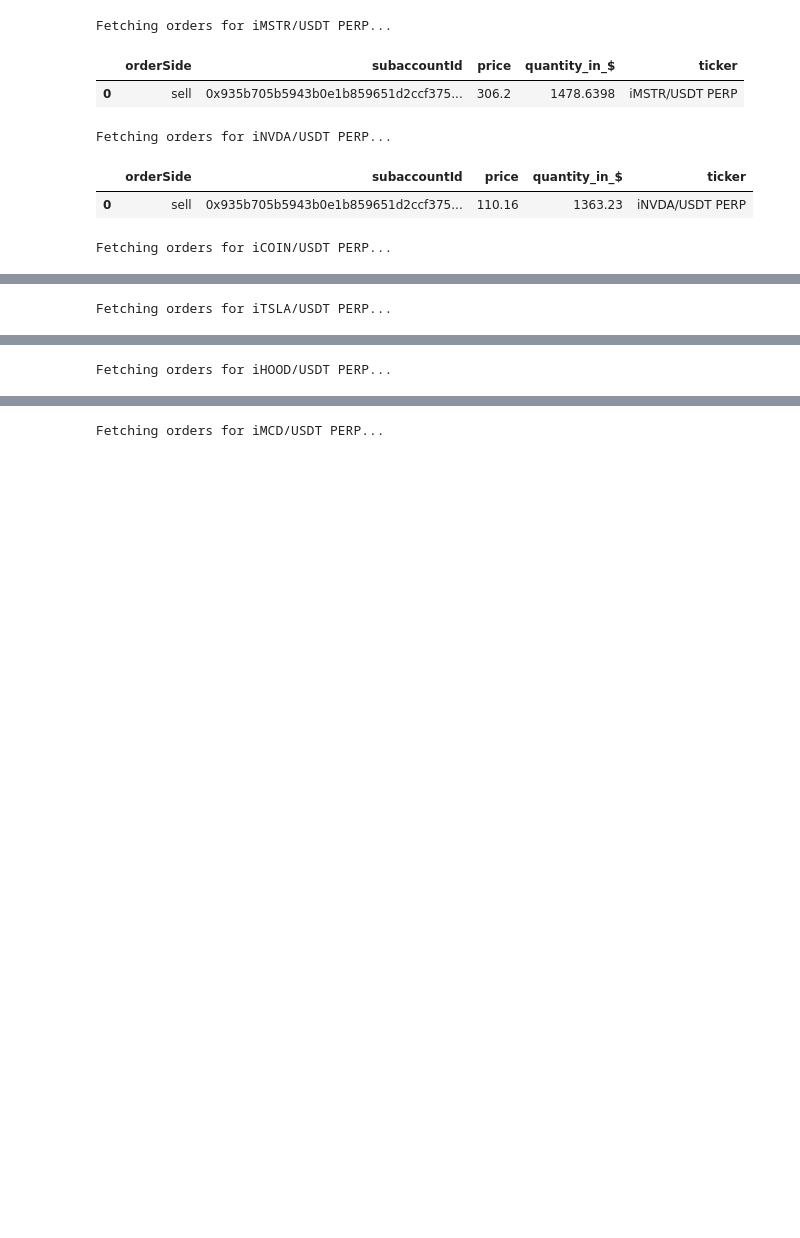
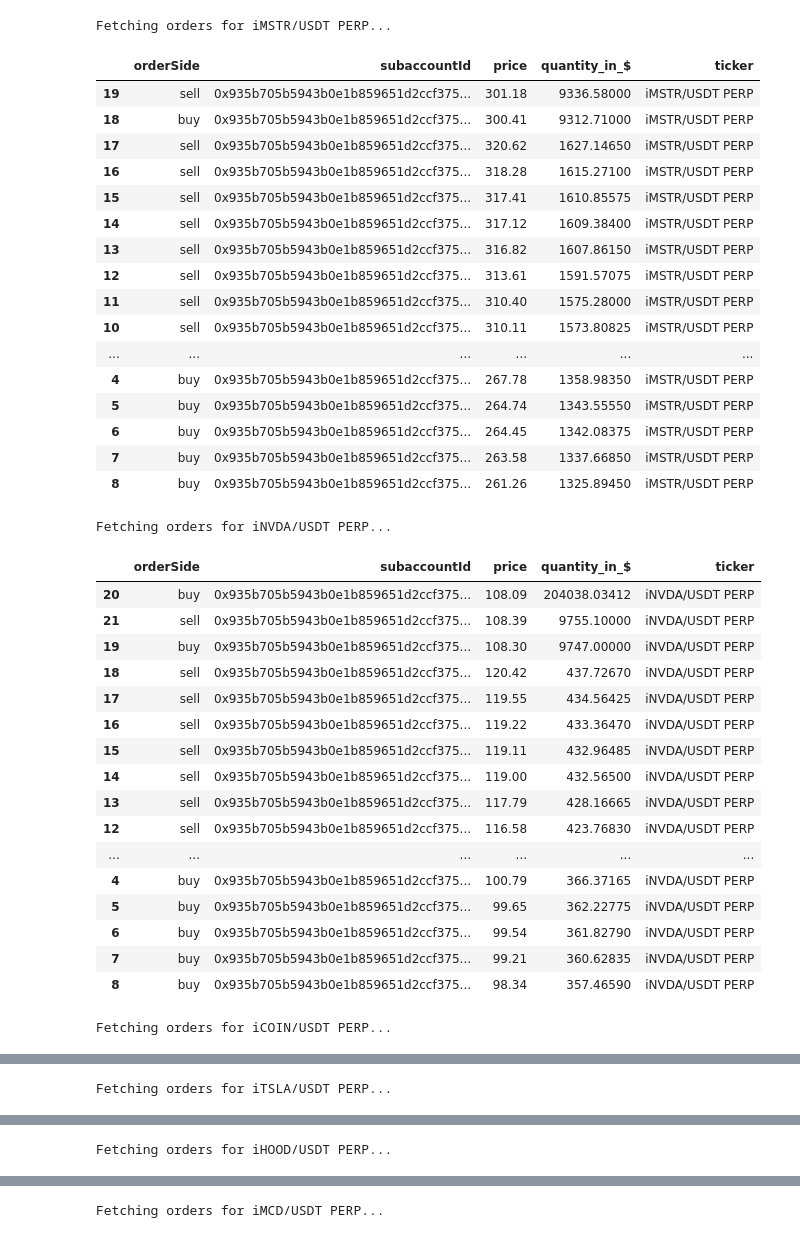
Before and after one commit to rvie17/global_competitor_analysis, a Jupyter notebook: subidentifier.ipynb, the cells around one changed output, grey strips where cells are left out. Cells and saved outputs as stored; diff of their text form; code cells hidden in the pictures; blank space fills up the shorter version.

```diff
--- a/subidentifier.ipynb
+++ b/subidentifier.ipynb
@@ -32,6 +32,8 @@ async def subfinder(account_address,market_id) -> None:
     df["price"] = df["price"].astype(float)/1e6
     df["quantity"] = df["quantity"].astype(float)
     df["quantity_in_$"] = df["price"] * df["quantity"]
+    ## sort by quantity_in_$
+    df = df.sort_values(by="quantity_in_$", ascending=False)
     df = df[["orderSide","subaccountId","price","quantity_in_$"]]
 
     return df
@@ -45,35 +47,65 @@ tickers = ["iMSTR/USDT PERP", "iNVDA/USDT PERP", "iCOIN/USDT PERP", "iTSLA/USDT
 address = "inj1jddhqk6egwcwrwzev5wjeneht0ykmlwhcehc4z"
 
 async def main():
 
     combined_df = pd.DataFrame()
 
     for ticker in tickers:
         market_id = await marketId_to_ticker(ticker)
         if market_id:
             print(f"Fetching orders for {ticker}...")
             df = await subfinder(account_address=address, market_id=market_id[0])
 
-            df = df.iloc[:1]
+            # df = df.iloc[:1]
 
             df['ticker'] = ticker
 
             display(df)
 
             combined_df = pd.concat([combined_df, df], ignore_index=True)
             column_to_drop = ["orderSide","price", "quantity_in_$"]
             combined_df.drop(columns=column_to_drop, inplace=True)
 
     combined_df.to_csv(f"orders_{address}.csv", index=False)
     print(f"Combined CSV saved as orders_{address}.csv")
 
 await main()
 # %% [output]
 Fetching orders for iMSTR/USDT PERP...
 |  | orderSide | subaccountId | price | quantity_in_$ | ticker |
-| 0 | sell | 0x935b705b5943b0e1b859651d2ccf375... | 306.2 | 1478.6398 | iMSTR/USDT PERP |
+| 19 | sell | 0x935b705b5943b0e1b859651d2ccf375... | 301.18 | 9336.58000 | iMSTR/USDT PERP |
+| 18 | buy | 0x935b705b5943b0e1b859651d2ccf375... | 300.41 | 9312.71000 | iMSTR/USDT PERP |
+| 17 | sell | 0x935b705b5943b0e1b859651d2ccf375... | 320.62 | 1627.14650 | iMSTR/USDT PERP |
+| 16 | sell | 0x935b705b5943b0e1b859651d2ccf375... | 318.28 | 1615.27100 | iMSTR/USDT PERP |
+| 15 | sell | 0x935b705b5943b0e1b859651d2ccf375... | 317.41 | 1610.85575 | iMSTR/USDT PERP |
+| 14 | sell | 0x935b705b5943b0e1b859651d2ccf375... | 317.12 | 1609.38400 | iMSTR/USDT PERP |
+| 13 | sell | 0x935b705b5943b0e1b859651d2ccf375... | 316.82 | 1607.86150 | iMSTR/USDT PERP |
+| 12 | sell | 0x935b705b5943b0e1b859651d2ccf375... | 313.61 | 1591.57075 | iMSTR/USDT PERP |
+| 11 | sell | 0x935b705b5943b0e1b859651d2ccf375... | 310.40 | 1575.28000 | iMSTR/USDT PERP |
+| 10 | sell | 0x935b705b5943b0e1b859651d2ccf375... | 310.11 | 1573.80825 | iMSTR/USDT PERP |
+| ... | ... | ... | ... | ... | ... |
+| 4 | buy | 0x935b705b5943b0e1b859651d2ccf375... | 267.78 | 1358.98350 | iMSTR/USDT PERP |
+| 5 | buy | 0x935b705b5943b0e1b859651d2ccf375... | 264.74 | 1343.55550 | iMSTR/USDT PERP |
+| 6 | buy | 0x935b705b5943b0e1b859651d2ccf375... | 264.45 | 1342.08375 | iMSTR/USDT PERP |
+| 7 | buy | 0x935b705b5943b0e1b859651d2ccf375... | 263.58 | 1337.66850 | iMSTR/USDT PERP |
+| 8 | buy | 0x935b705b5943b0e1b859651d2ccf375... | 261.26 | 1325.89450 | iMSTR/USDT PERP |
 Fetching orders for iNVDA/USDT PERP...
 |  | orderSide | subaccountId | price | quantity_in_$ | ticker |
-| 0 | sell | 0x935b705b5943b0e1b859651d2ccf375... | 110.16 | 1363.23 | iNVDA/USDT PERP |
+| 20 | buy | 0x935b705b5943b0e1b859651d2ccf375... | 108.09 | 204038.03412 | iNVDA/USDT PERP |
+| 21 | sell | 0x935b705b5943b0e1b859651d2ccf375... | 108.39 | 9755.10000 | iNVDA/USDT PERP |
+| 19 | buy | 0x935b705b5943b0e1b859651d2ccf375... | 108.30 | 9747.00000 | iNVDA/USDT PERP |
+| 18 | sell | 0x935b705b5943b0e1b859651d2ccf375... | 120.42 | 437.72670 | iNVDA/USDT PERP |
+| 17 | sell | 0x935b705b5943b0e1b859651d2ccf375... | 119.55 | 434.56425 | iNVDA/USDT PERP |
+| 16 | sell | 0x935b705b5943b0e1b859651d2ccf375... | 119.22 | 433.36470 | iNVDA/USDT PERP |
+| 15 | sell | 0x935b705b5943b0e1b859651d2ccf375... | 119.11 | 432.96485 | iNVDA/USDT PERP |
+| 14 | sell | 0x935b705b5943b0e1b859651d2ccf375... | 119.00 | 432.56500 | iNVDA/USDT PERP |
+| 13 | sell | 0x935b705b5943b0e1b859651d2ccf375... | 117.79 | 428.16665 | iNVDA/USDT PERP |
+| 12 | sell | 0x935b705b5943b0e1b859651d2ccf375... | 116.58 | 423.76830 | iNVDA/USDT PERP |
+| ... | ... | ... | ... | ... | ... |
+| 4 | buy | 0x935b705b5943b0e1b859651d2ccf375... | 100.79 | 366.37165 | iNVDA/USDT PERP |
+| 5 | buy | 0x935b705b5943b0e1b859651d2ccf375... | 99.65 | 362.22775 | iNVDA/USDT PERP |
+| 6 | buy | 0x935b705b5943b0e1b859651d2ccf375... | 99.54 | 361.82790 | iNVDA/USDT PERP |
+| 7 | buy | 0x935b705b5943b0e1b859651d2ccf375... | 99.21 | 360.62835 | iNVDA/USDT PERP |
+| 8 | buy | 0x935b705b5943b0e1b859651d2ccf375... | 98.34 | 357.46590 | iNVDA/USDT PERP |
 Fetching orders for iCOIN/USDT PERP...
 |  | orderSide | subaccountId | price | quantity_in_$ | ticker |
```
Also changed, not shown: parts of 1 cell of this notebook, 1 other file.
